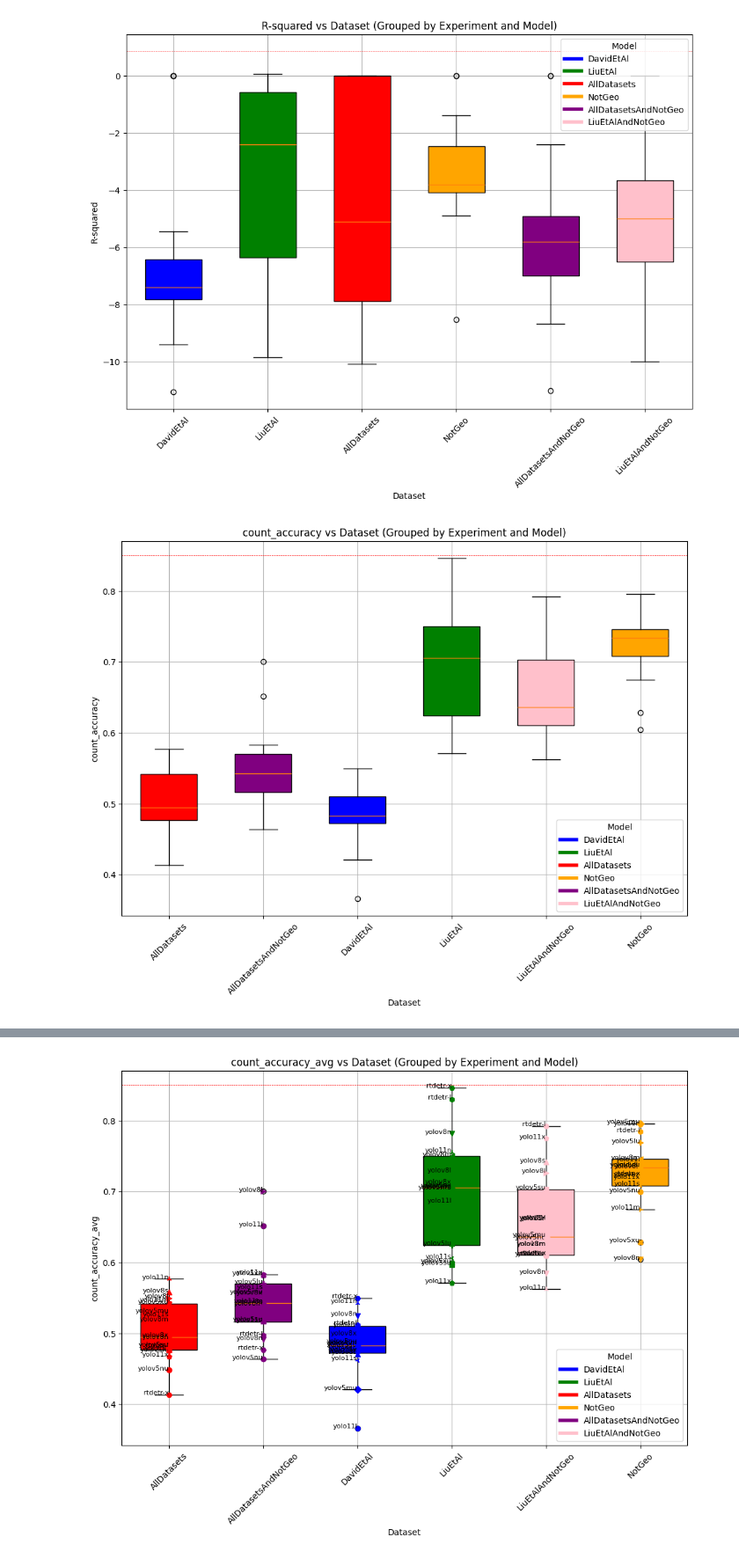
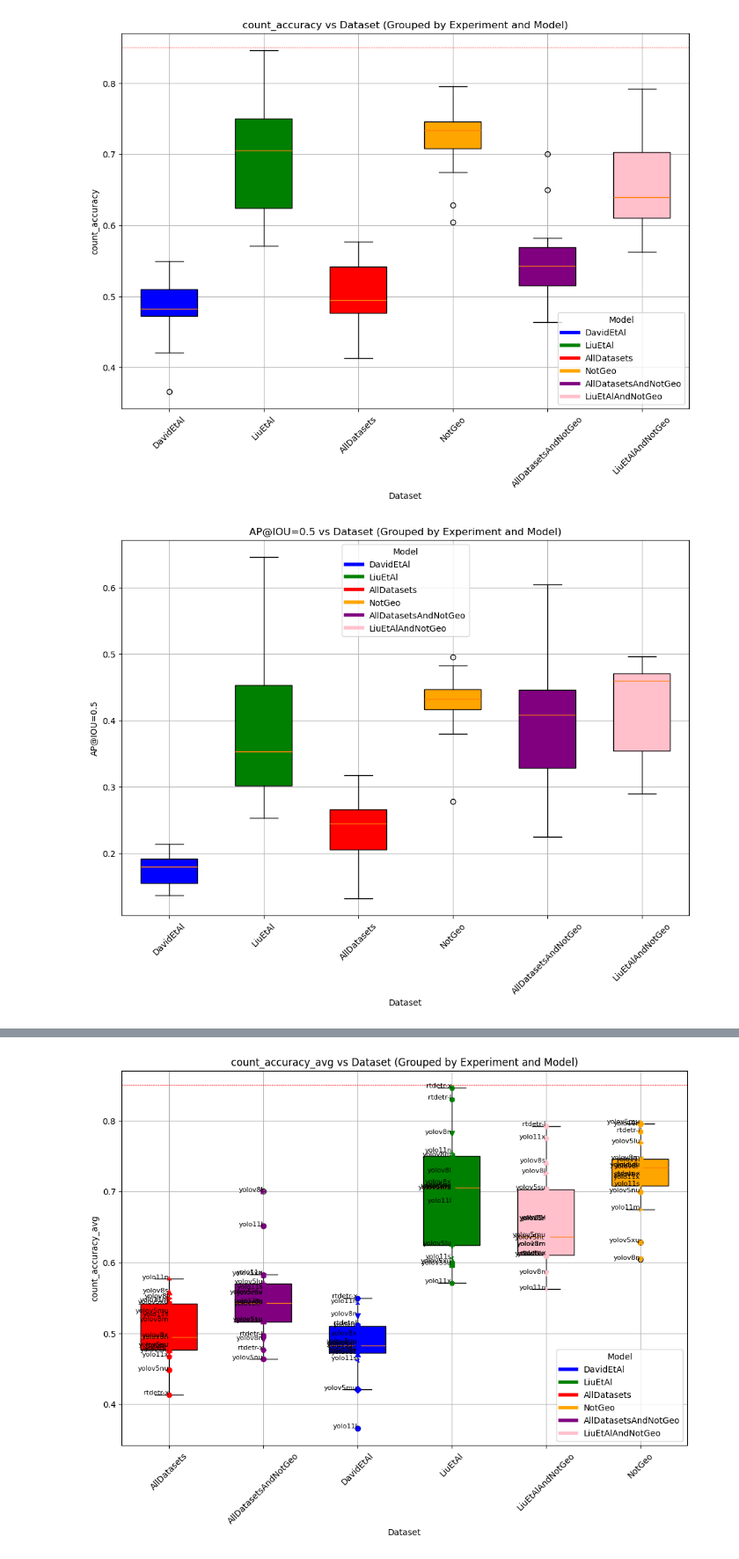
Before and after one commit to SamueleBumbaca/Plants__On_the_minimum_dataset_size_for_a_maize_seedling_object_detector, a Jupyter notebook: Datasets_out_domain.ipynb, the cells around one changed output, grey strips where cells are left out. Shown at 88% size. Drawn from its saved outputs; the diff is of its cells as text; code cells hidden in the pictures.

```diff
--- a/Datasets_out_domain.ipynb
+++ b/Datasets_out_domain.ipynb
@@ -11,0 +21,2 @@ results['experiment'] = results['experiment'].astype(int)
+# %%
+config = config[config['out_domain'] == 'yes']
@@ -12,6 +28,6 @@ results['experiment'] = results['experiment'].astype(int)
 # %%
 # Merge the results and config DataFrames on the 'experiment' column
-df = pd.merge(results, config, on='experiment', suffixes=('_results', '_config'))
+df = pd.merge(results, config, on=['experiment','dataset'], suffixes=('_results', '_config'))
 # %%
 df = df[(df['train_size'] == 0.9) & (df['val_size'] == 0.1)]
 # %%
@@ -22,3 +38,27 @@ df['val_size'] = df['val_size']*df['dataset_size']
 df['dataset_size'] = df['train_size']+df['val_size']
 # %%
 df
+# %%
+from sklearn.metrics import r2_score
+from sklearn.metrics import root_mean_squared_error
+from sklearn.metrics import mean_absolute_percentage_error
+import ast
+import numpy as np
+
+for idx, row_data in df.iterrows():
+    # Convert string representations to actual list/array objects if needed
+    if isinstance(row_data['gt_values'], str):
+        gt_counts = np.array(ast.literal_eval(row_data['gt_values']))
+
+    if isinstance(row_data['errors'], str):
+        pred_counts = np.array(ast.literal_eval(row_data['errors']))+gt_counts
+
+    # Calculate metrics
+    r2 = r2_score(gt_counts, pred_counts)
+    rmse = root_mean_squared_error(gt_counts, pred_counts)
+    mape = mean_absolute_percentage_error(gt_counts, pred_counts) *100
+
+    # Update the DataFrame with the metrics
+    df.at[idx, 'r_squared'] = r2
+    df.at[idx, 'rmse'] = rmse
+    df.at[idx, 'mape'] = mape
@@ -29,47 +172,44 @@ import matplotlib.pyplot as plt
 # Initialize the filtered DataFrame
 filtered_df = df.copy()
 
-# Set NaN values in the 'r_squared' column to 0
-filtered_df['r_squared'] = filtered_df['r_squared'].fillna(0)
-
 # Filter the DataFrame to include both yolov8n and yolov5n models
 filtered_df = filtered_df[filtered_df['out_domain'].isin(['yes'])]
 
 # Group by 'experiment' and 'model' and select the observation with the highest R-squared value
-filtered_df = filtered_df.loc[filtered_df.groupby(['experiment', 'model'])['r_squared'].idxmax()]
+filtered_df = filtered_df.loc[filtered_df.groupby(['experiment', 'model'])['count_accuracy_avg'].idxmax()]
 
 # Set r-squared <0 to 0
-# filtered_df = filtered_df[filtered_df['r_squared'] >= -1]
+# filtered_df = filtered_df[filtered_df['count_accuracy_avg'] >= -1]
 
 # Sort by dataset
 # filtered_df = filtered_df.sort_values(by='dataset')
 
 # Define custom colors for each model
 colors = {'DavidEtAl': 'blue', 'LiuEtAl': 'green', 'AllDatasets': 'red', 'NotGeo': 'orange', 'AllDatasetsAndNotGeo': 'purple', 'LiuEtAlAndNotGeo': 'pink'}
 
 # Create a figure and axis
 plt.figure(figsize=(12, 8))
 
 # Plot the data
 datasets = filtered_df['dataset'].unique()
 positions = range(len(datasets))
 for i, dataset in enumerate(datasets):
     model_data = filtered_df[filtered_df['dataset'] == dataset]
-    plt.boxplot(model_data['r_squared'], positions=[i], widths=0.6, patch_artist=True, boxprops=dict(facecolor=colors[dataset]))
+    plt.boxplot(model_data['count_accuracy_avg'], positions=[i], widths=0.6, patch_artist=True, boxprops=dict(facecolor=colors[dataset]))
 
 # Plot a red line at y = 0.85
 plt.axhline(y=0.85, color='red', linestyle='--', linewidth=0.5)
 
 plt.xticks(positions, datasets, rotation=45)
 plt.xlabel('Dataset')
-plt.ylabel('R-squared')
-plt.title('R-squared vs Dataset (Grouped by Experiment and Model)')
+plt.ylabel('count_accuracy')
+plt.title('count_accuracy vs Dataset (Grouped by Experiment and Model)')
 plt.grid(True)
 plt.legend(handles=[plt.Line2D([0], [0], color=color, lw=4) for color in colors.values()], labels=colors.keys(), title='Model')
 
 plt.show()
 # %% [output]
-[figure, old version]
+[figure, new version]
 # %%
 import pandas as pd
 import matplotlib.pyplot as plt
@@ -77,20 +217,11 @@ import matplotlib.pyplot as plt
 # Initialize the filtered DataFrame
 filtered_df = df.copy()
 
-# Set NaN values in the 'count_accuracy_avg' column to 0
-filtered_df['count_accuracy_avg'] = filtered_df['count_accuracy_avg'].fillna(0)
-
 # Filter the DataFrame to include both yolov8n and yolov5n models
 filtered_df = filtered_df[filtered_df['out_domain'].isin(['yes'])]
 
 # Group by 'experiment' and 'model' and select the observation with the highest R-squared value
-filtered_df = filtered_df.loc[filtered_df.groupby(['experiment', 'model'])['count_accuracy_avg'].idxmax()]
-
-# Set r-squared <0 to 0
-filtered_df = filtered_df[filtered_df['count_accuracy_avg'] >= -1]
-
-# Sort by dataset
-filtered_df = filtered_df.sort_values(by='dataset')
+filtered_df = filtered_df.loc[filtered_df.groupby(['experiment', 'model'])['ap_iou_50'].idxmax()]
 
 # Define custom colors for each model
 colors = {'DavidEtAl': 'blue', 'LiuEtAl': 'green', 'AllDatasets': 'red', 'NotGeo': 'orange', 'AllDatasetsAndNotGeo': 'purple', 'LiuEtAlAndNotGeo': 'pink'}
@@ -103,21 +234,18 @@ datasets = filtered_df['dataset'].unique()
 positions = range(len(datasets))
 for i, dataset in enumerate(datasets):
     model_data = filtered_df[filtered_df['dataset'] == dataset]
-    plt.boxplot(model_data['count_accuracy_avg'], positions=[i], widths=0.6, patch_artist=True, boxprops=dict(facecolor=colors[dataset]))
-
-# Plot a red line at y = 0.85
-plt.axhline(y=0.85, color='red', linestyle='--', linewidth=0.5)
+    plt.boxplot(model_data['ap_iou_50'], positions=[i], widths=0.6, patch_artist=True, boxprops=dict(facecolor=colors[dataset]))
 
 plt.xticks(positions, datasets, rotation=45)
 plt.xlabel('Dataset')
-plt.ylabel('count_accuracy')
-plt.title('count_accuracy vs Dataset (Grouped by Experiment and Model)')
+plt.ylabel('AP@IOU=0.5')
+plt.title('AP@IOU=0.5 vs Dataset (Grouped by Experiment and Model)')
 plt.grid(True)
 plt.legend(handles=[plt.Line2D([0], [0], color=color, lw=4) for color in colors.values()], labels=colors.keys(), title='Model')
 
 plt.show()
 # %% [output]
-[figure, old version]
+[figure, new version]
 # %%
 import pandas as pd
 import matplotlib.pyplot as plt
```
Also changed, not shown: parts of 8 cells of this notebook, 21 other files.
